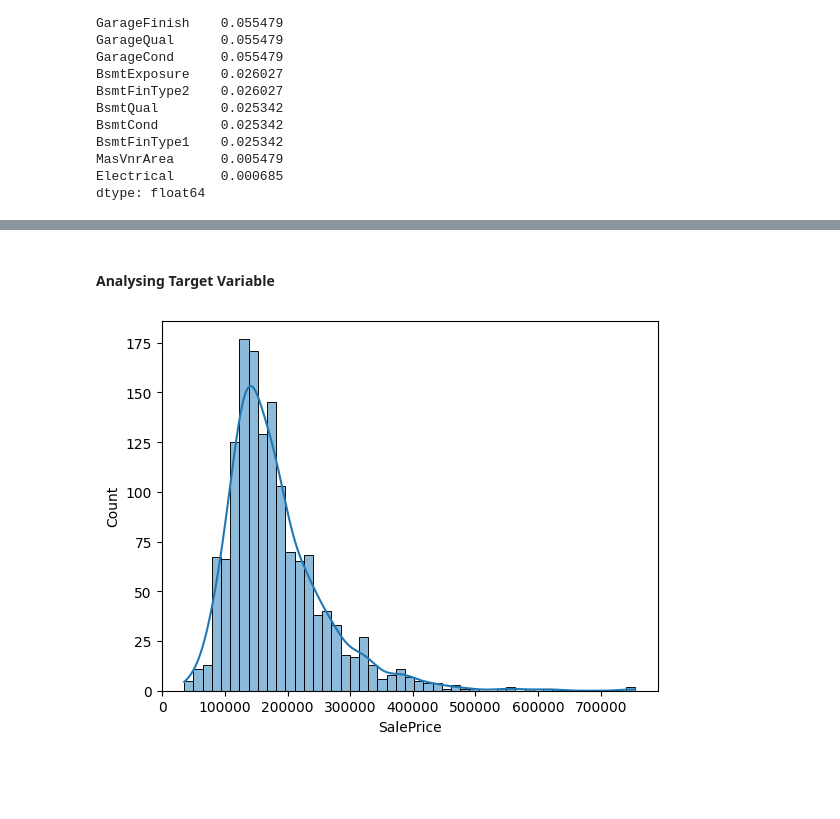
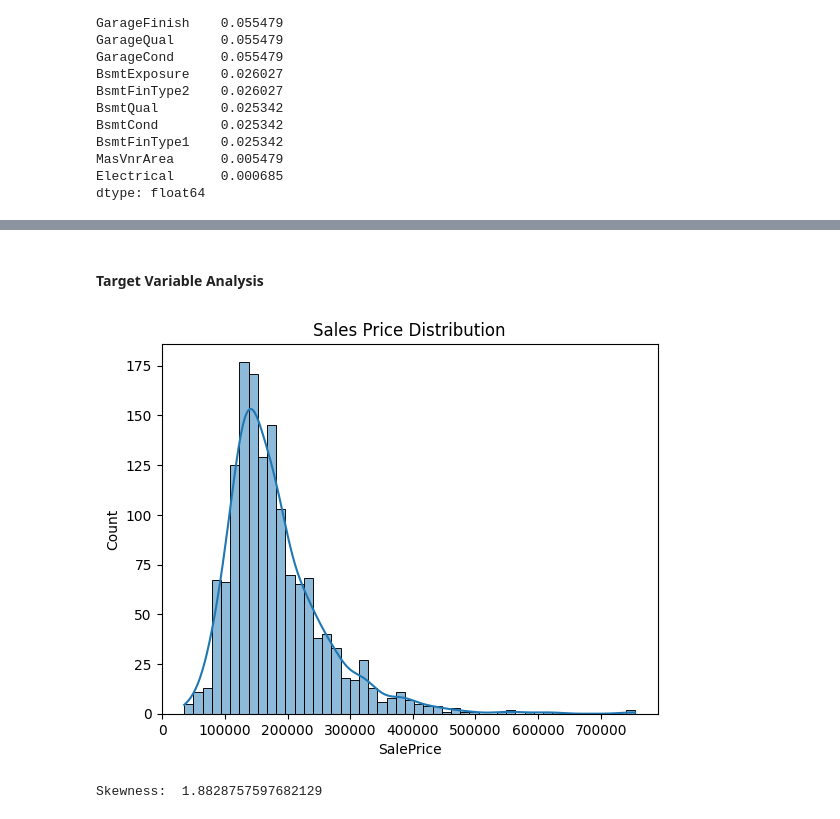
Before and after one commit to aditya-chitray/learning-data-science, a Jupyter notebook: house-price-prediction/notebooks/01_EDA.ipynb, the cells around one changed output, grey strips where cells are left out. Drawn from its saved outputs; the diff is of its cells as text; code cells hidden in the pictures; blank space fills up the shorter version.

```diff
--- a/house-price-prediction/notebooks/01_EDA.ipynb
+++ b/house-price-prediction/notebooks/01_EDA.ipynb
@@ -92,9 +159,13 @@ dtype: float64
 # %% [markdown]
-#### Analysing Target Variable
+#### Target Variable Analysis
 # %%
 sns.histplot(df['SalePrice'],kde=True)
+plt.title('Sales Price Distribution')
 plt.show()
+
+print("Skewness: ",df["SalePrice"].skew())
 # %% [output]
-[figure, old version]
+[figure, new version]
+Skewness:  1.8828757597682129
 # %%
 df['SalePrice_log'] = np.log1p(df['SalePrice'])
```
Also changed, not shown: parts of 16 cells of this notebook.
